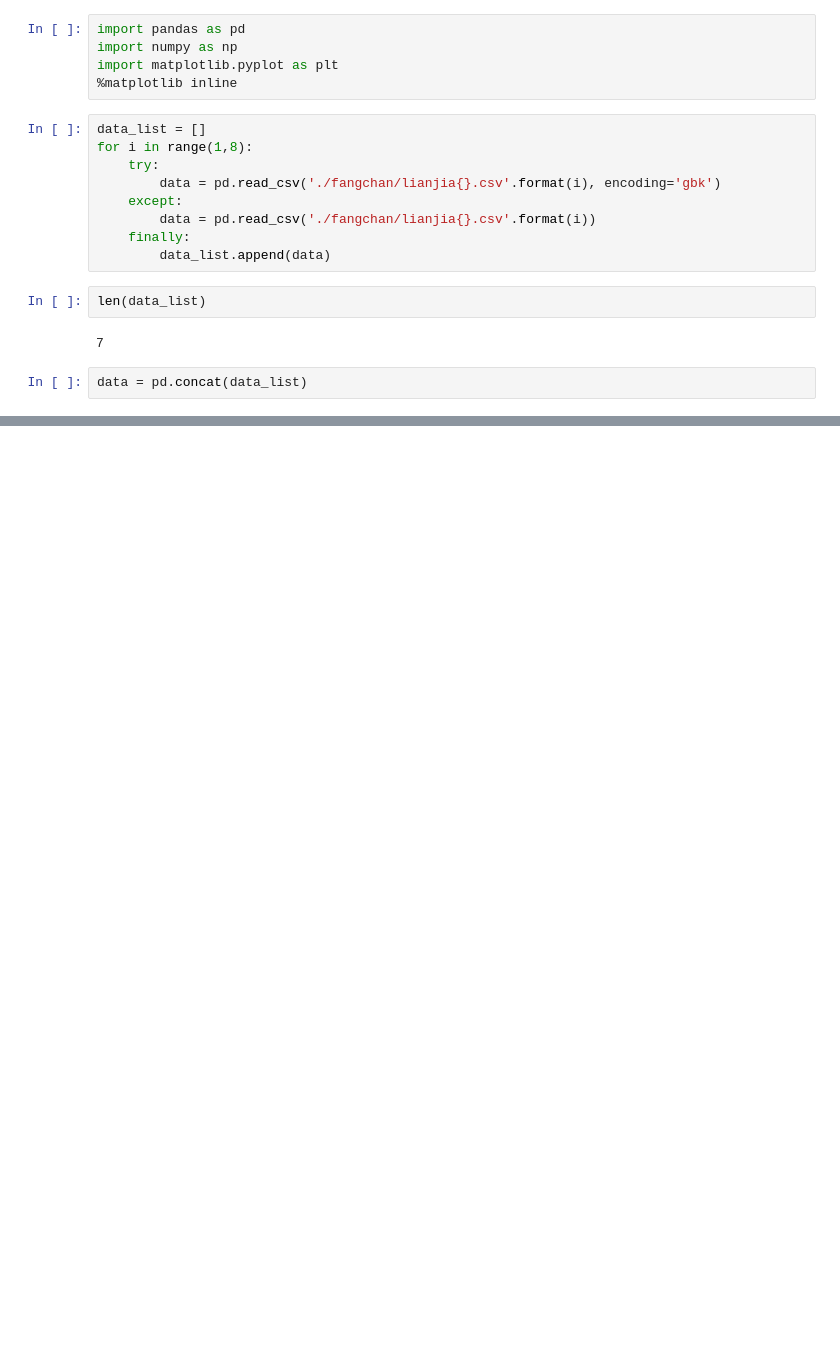
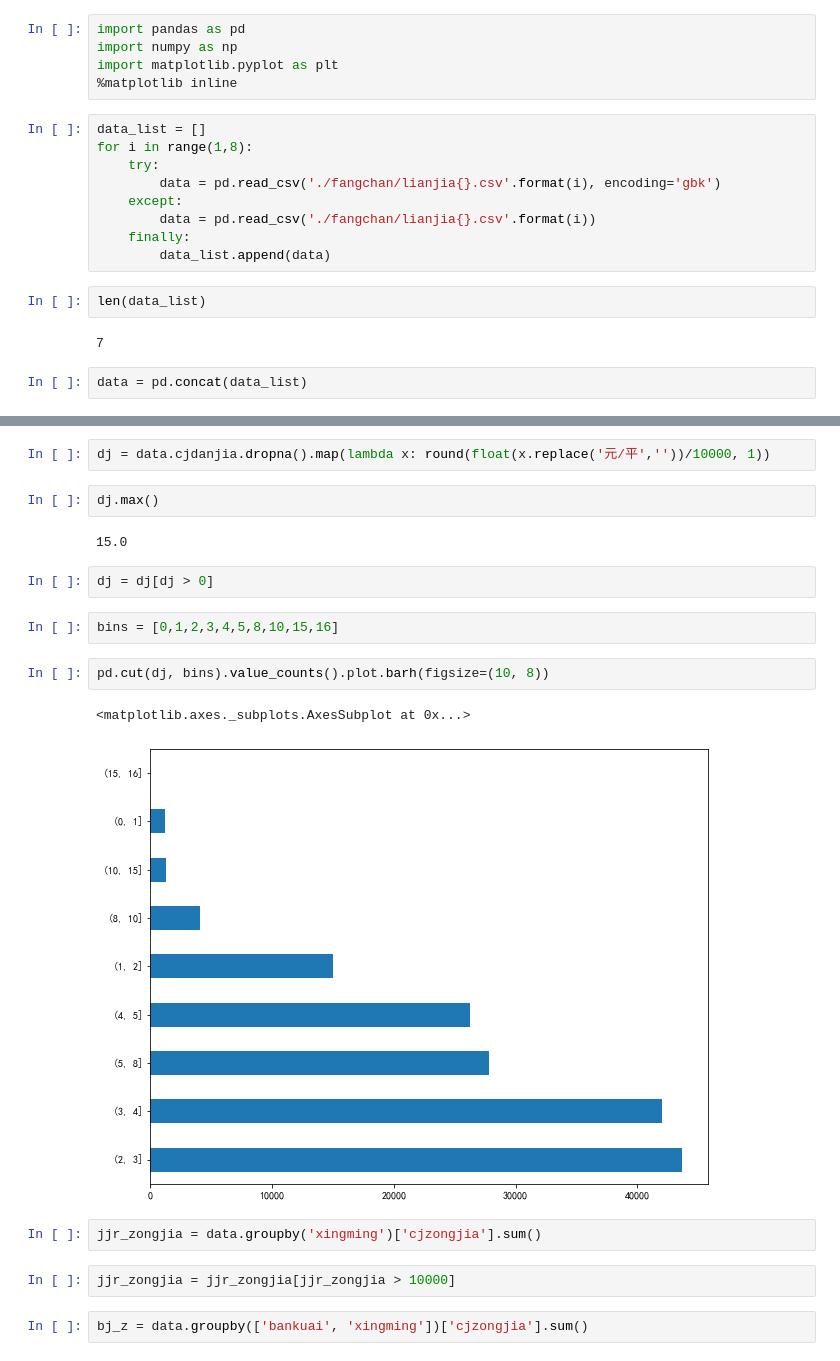
Before and after one commit to Rephilo/dataAnalysisCourse, a Jupyter notebook: course/ch.7/lianjia.ipynb, the cells around one changed output, grey strips where cells are left out. Saved outputs shown, nothing was run; the diff lists cells and outputs as text; blank space fills up the shorter version.

```diff
--- a/course/ch.7/lianjia.ipynb
+++ b/course/ch.7/lianjia.ipynb
@@ -29,0 +50,21 @@ data.head()
+# %%
+dj = data.cjdanjia.dropna().map(lambda x: round(float(x.replace('元/平',''))/10000, 1))
+# %%
+dj.max()
+# %% [output]
+15.0
+# %%
+dj = dj[dj > 0]
+# %%
+bins = [0,1,2,3,4,5,8,10,15,16]
+# %%
+pd.cut(dj, bins).value_counts().plot.barh(figsize=(10, 8))
+# %% [output]
+<matplotlib.axes._subplots.AxesSubplot at 0x...>
+[figure, added]
+# %%
+jjr_zongjia = data.groupby('xingming')['cjzongjia'].sum()
+# %%
+jjr_zongjia = jjr_zongjia[jjr_zongjia > 10000]
+# %%
+bj_z = data.groupby(['bankuai', 'xingming'])['cjzongjia'].sum()
```
Also changed, not shown: parts of 10 cells of this notebook.
